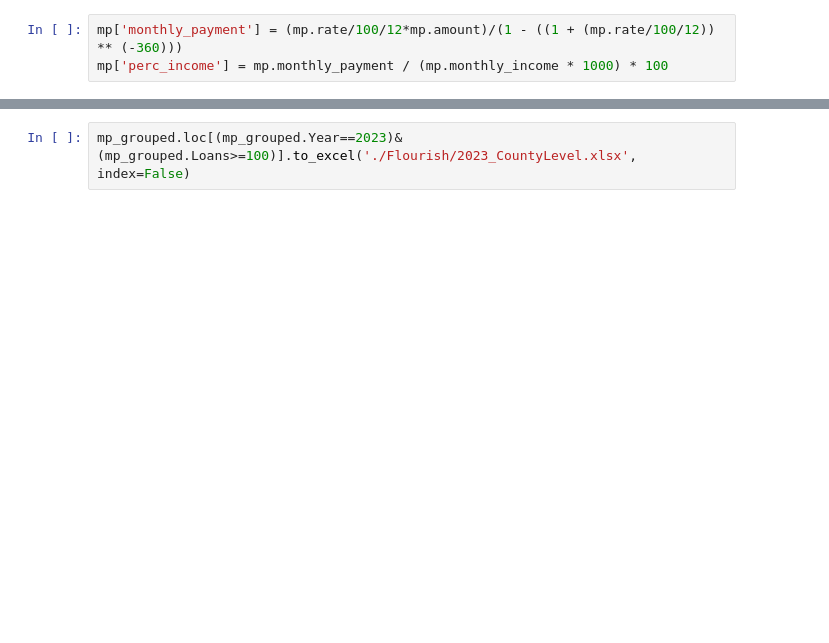
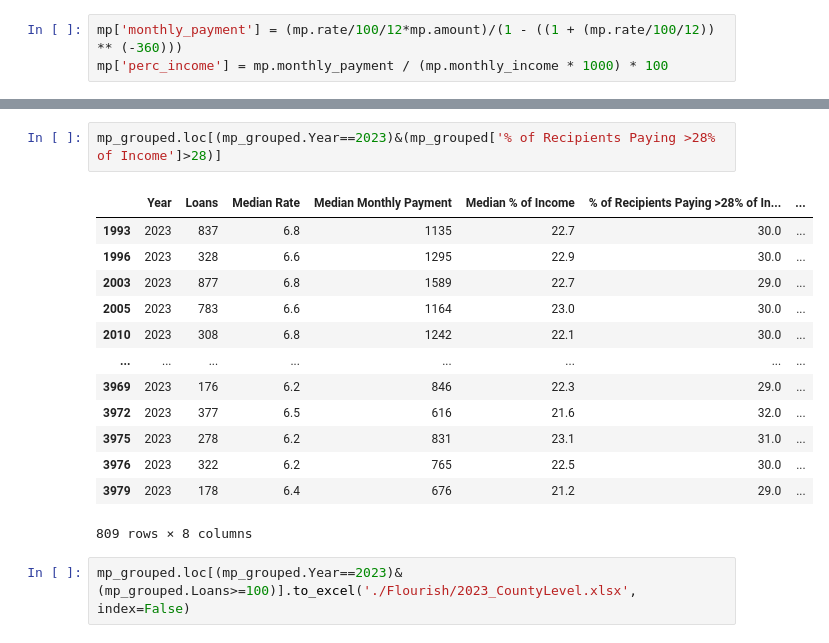
Before and after one commit to altos-research/housingwire-hmda-Projects, a Jupyter notebook: MakeTables.ipynb, the cells around one changed output, grey strips where cells are left out. Cells and saved outputs as stored; diff of their text form; blank space fills up the shorter version.

```diff
--- a/MakeTables.ipynb
+++ b/MakeTables.ipynb
@@ -157,2 +160,18 @@ mp_grouped
+# %%
+mp_grouped.loc[(mp_grouped.Year==2023)&(mp_grouped['% of Recipients Paying >28% of Income']>28)]
+# %% [output]
+|  | Year | Loans | Median Rate | Median Monthly Payment | Median % of Income | % of Recipients Paying >28% of In... | ... |
+| 1993 | 2023 | 837 | 6.8 | 1135 | 22.7 | 30.0 | ... |
+| 1996 | 2023 | 328 | 6.6 | 1295 | 22.9 | 30.0 | ... |
+| 2003 | 2023 | 877 | 6.8 | 1589 | 22.7 | 29.0 | ... |
+| 2005 | 2023 | 783 | 6.6 | 1164 | 23.0 | 30.0 | ... |
+| 2010 | 2023 | 308 | 6.8 | 1242 | 22.1 | 30.0 | ... |
+| ... | ... | ... | ... | ... | ... | ... | ... |
+| 3969 | 2023 | 176 | 6.2 | 846 | 22.3 | 29.0 | ... |
+| 3972 | 2023 | 377 | 6.5 | 616 | 21.6 | 32.0 | ... |
+| 3975 | 2023 | 278 | 6.2 | 831 | 23.1 | 31.0 | ... |
+| 3976 | 2023 | 322 | 6.2 | 765 | 22.5 | 30.0 | ... |
+| 3979 | 2023 | 178 | 6.4 | 676 | 21.2 | 29.0 | ... |
+809 rows × 8 columns
 # %%
 mp_grouped.loc[(mp_grouped.Year==2023)&(mp_grouped.Loans>=100)].to_excel('./Flourish/2023_CountyLevel.xlsx', index=False)
```
Also changed, not shown: parts of 17 cells of this notebook.
